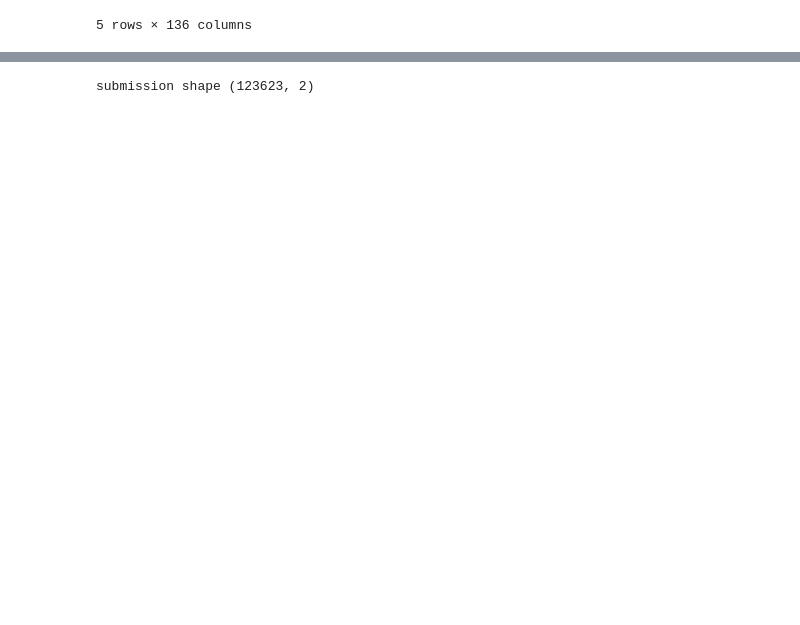
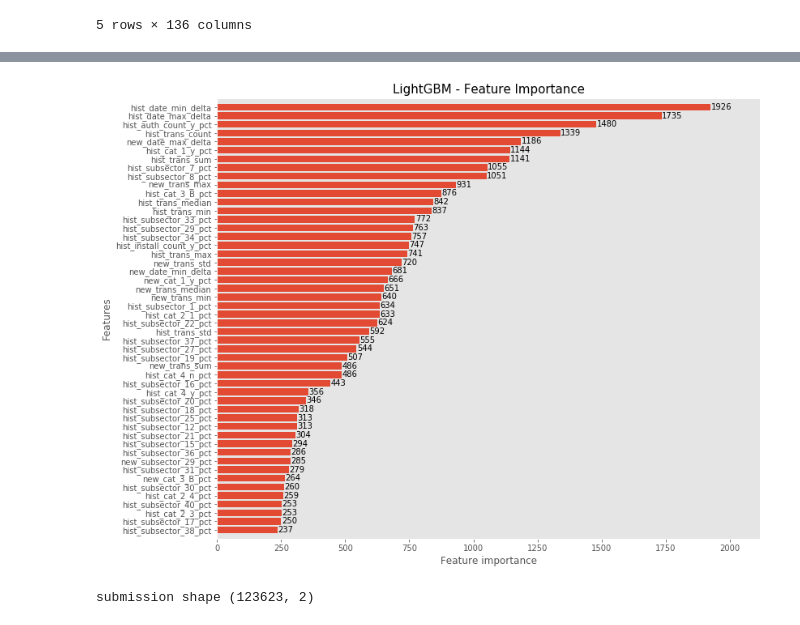
Before and after one commit to freestander/kaggle-elo-recommendation, a Jupyter notebook: notebook/kaggle_elo_recommendation_lgb.ipynb, the cells around one changed output, grey strips where cells are left out. Saved outputs shown, nothing was run; the diff lists cells and outputs as text; code cells hidden in the pictures; blank space fills up the shorter version.

```diff
--- a/notebook/kaggle_elo_recommendation_lgb.ipynb
+++ b/notebook/kaggle_elo_recommendation_lgb.ipynb
@@ -277,2 +265,10 @@ Number of boosting rounds 63, Training RMSE: 3.5938221991741477, Testing RMSE: 3
+# %%
+fig, ax = plt.subplots(figsize=(12,10))
+lgb.plot_importance(model, max_num_features=50, height=0.8, ax=ax)
+ax.grid(False)
+plt.title("LightGBM - Feature Importance", fontsize=15)
+plt.show()
+# %% [output]
+[figure, added]
 # %%
 # Predict and format submission
```
Also changed, not shown: parts of 13 cells of this notebook.
